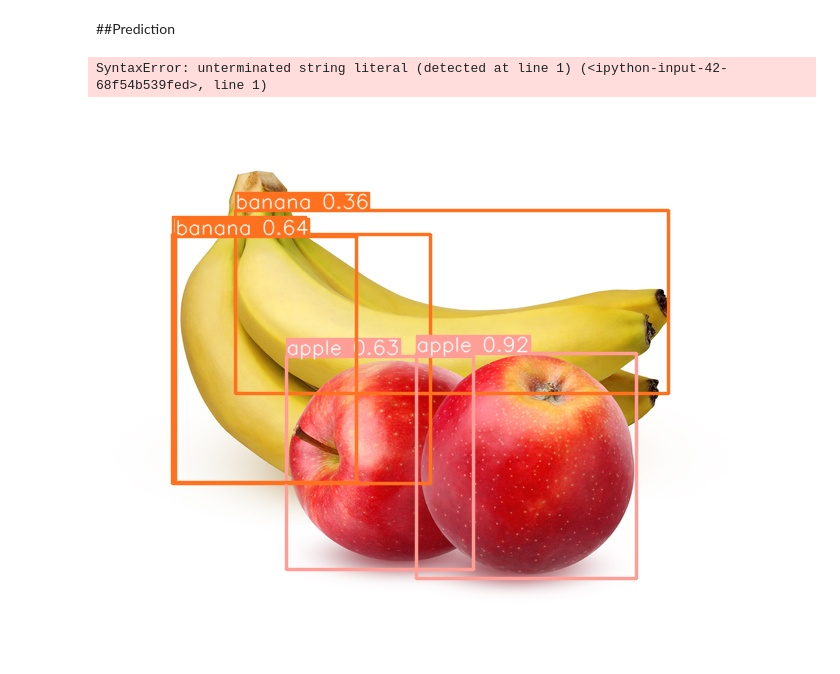
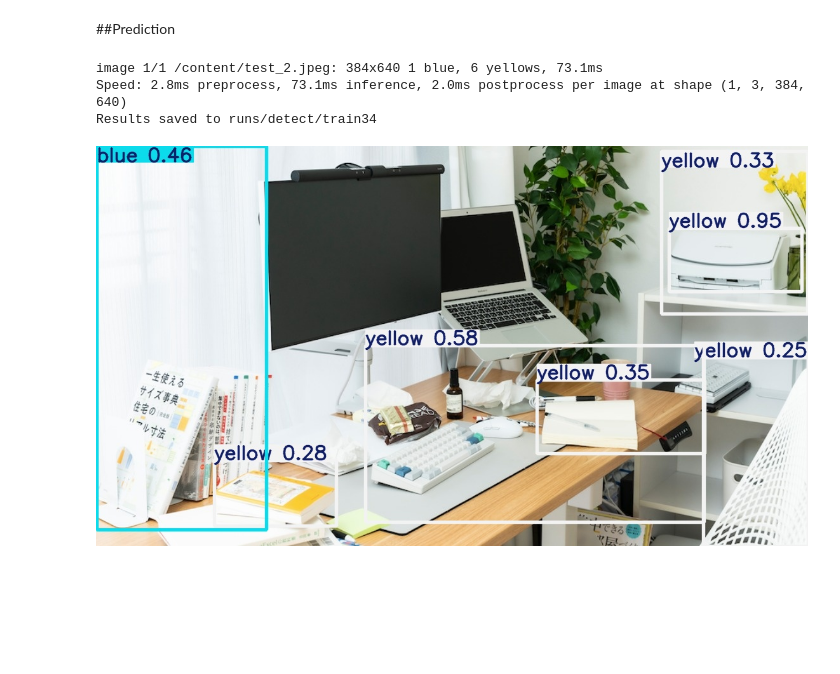
Before and after one commit to vhinatav/Computer-Vision-Project, a Jupyter notebook: ComputerVisionProject.ipynb, the cells around one changed output. Cells and saved outputs as stored; diff of their text form; code cells hidden in the pictures; blank space fills up the shorter version.

```diff
--- a/ComputerVisionProject.ipynb
+++ b/ComputerVisionProject.ipynb
@@ -706,17 +731,19 @@ Image.open('/content/runs/detect/train/confusion_matrix_normalized.png')
 # %% [markdown]
 ##Prediction
 # %%
-model = YOLO(' )  # load a custom model
+#model = YOLO('yolov8s.pt')  # load a custom model
 
 # Predict with the model with any image from internet?
-results = model('https://www.freshpoint.com/wp-content/uploads/2019/08/freshpoint-produce-101-apples-bananas.jpg', save=True)
+results = model('/content/test_2.jpeg', save=True)
 # %% [output]
-SyntaxError: unterminated string literal (detected at line 1) (<ipython-input-42-68f54b539fed>, line 1)
+image 1/1 /content/test_2.jpeg: 384x640 1 blue, 6 yellows, 73.1ms
+Speed: 2.8ms preprocess, 73.1ms inference, 2.0ms postprocess per image at shape (1, 3, 384, 640)
+Results saved to runs/detect/train34
 # %%
 # SHOW THE IMAGE STORED
 %matplotlib inline
 from PIL import Image
 
-Image.open('/content/runs/detect/predict/freshpoint-produce-101-apples-bananas.jpg')
+Image.open('/content/runs/detect/train34/test_2.jpg')
 # %% [output]
-[figure, old version]
+[figure, new version]
```
Also changed, not shown: parts of 5 cells of this notebook.
